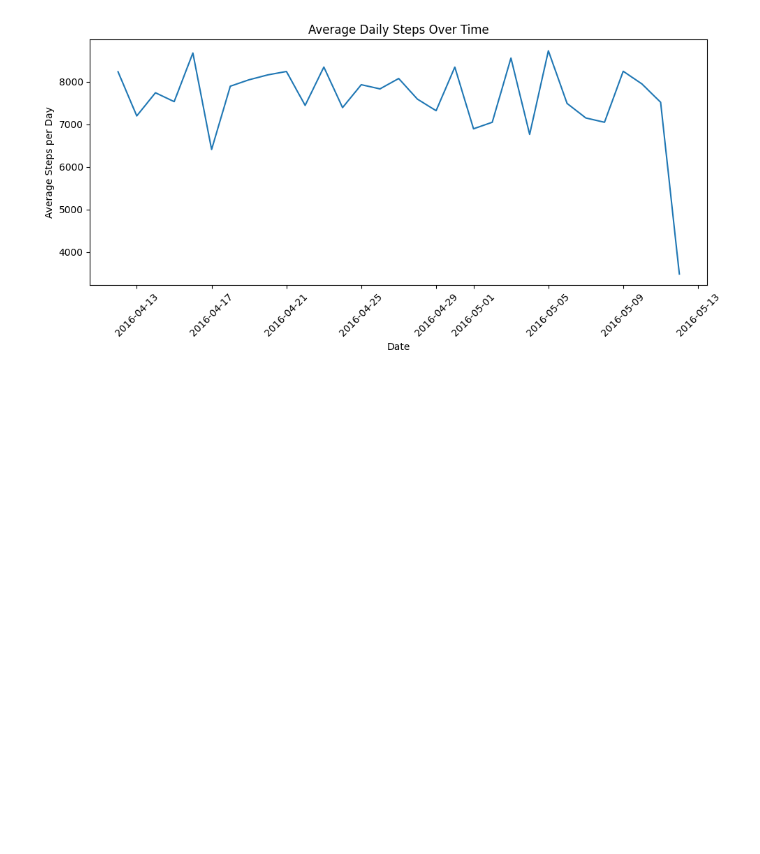
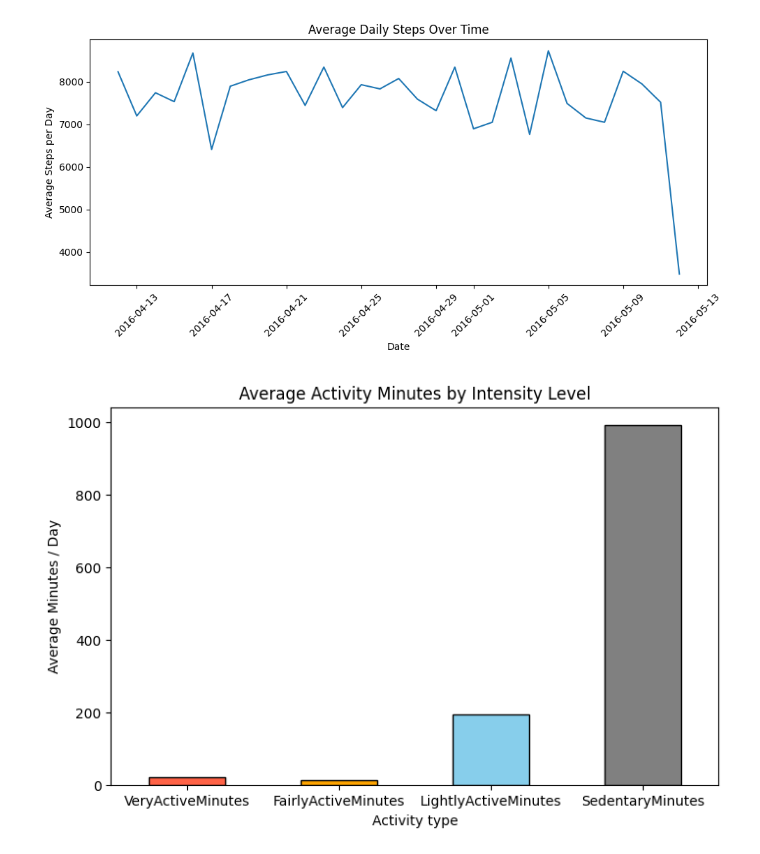
Before and after one commit to Mxhib/Fitness-Activity-Data-Analysis, a Jupyter notebook: data/notebooks/analysis.ipynb, the cells around one changed output. Saved outputs shown, nothing was run; the diff lists cells and outputs as text; code cells hidden in the pictures; blank space fills up the shorter version.

Commit message:
Created bar grapgh displaying average activity minutes depending on the level of inensity

```diff
--- a/data/notebooks/analysis.ipynb
+++ b/data/notebooks/analysis.ipynb
@@ -192,3 +194,18 @@ plt.tight_layout()
 plt.show()
 # %% [output]
 [figure]
+# %%
+# Calculate average activity minutes by intensity level
+activity_means = df[["VeryActiveMinutes","FairlyActiveMinutes","LightlyActiveMinutes","SedentaryMinutes"]].mean()
+# %%
+import matplotlib.pyplot as plt
+plt.figure (figsize=(8, 5))
+activity_means.plot(kind= "bar", color=["tomato", "orange", "skyblue", "grey"], edgecolor="black")
+
+plt.title ('Average Activity Minutes by Intensity Level')
+plt.ylabel ('Average Minutes / Day')
+plt.xlabel ('Activity type')
+plt.xticks(rotation=0)
+plt.show()
+# %% [output]
+[figure, added]
```
Also changed, not shown: parts of 2 cells of this notebook.
